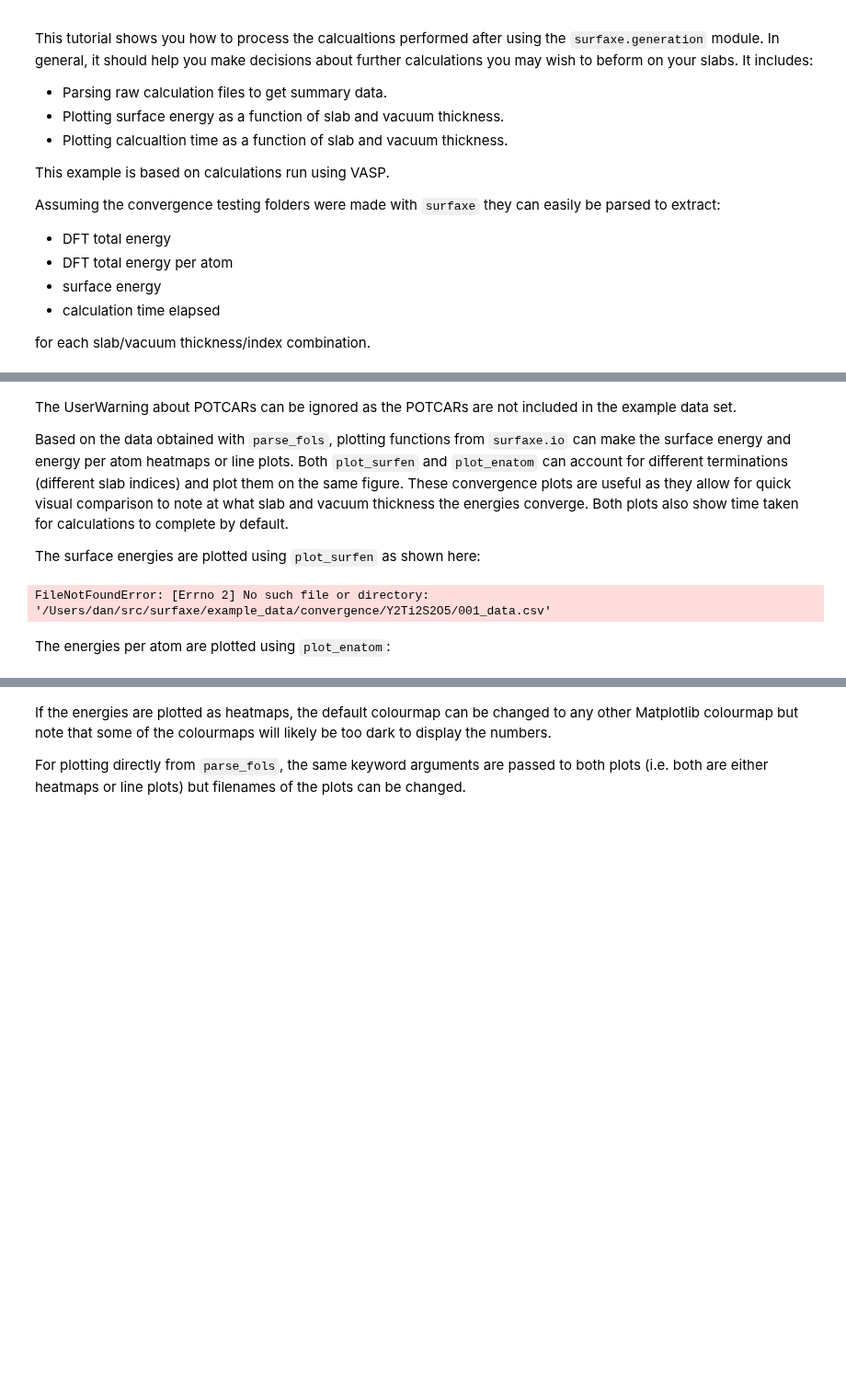
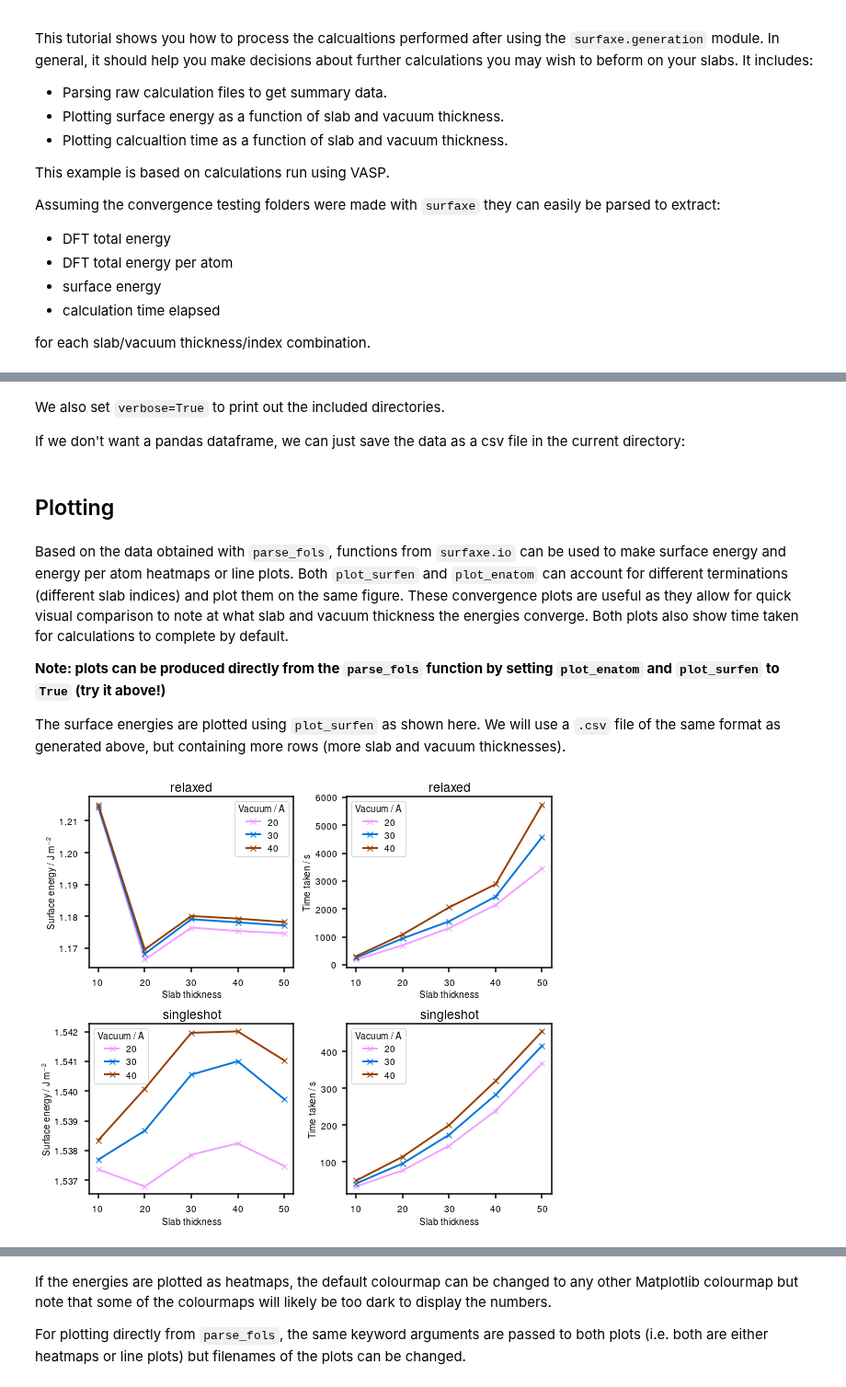
Before and after one commit to SMTG-Bham/surfaxe, a Jupyter notebook: tutorials/convergence/convergence_tutorial.ipynb, the cells around one changed output, grey strips where cells are left out. Shown at 92% size. Cells and saved outputs as stored; diff of their text form; code cells hidden in the pictures; blank space fills up the shorter version.

```diff
--- a/tutorials/convergence/convergence_tutorial.ipynb
+++ b/tutorials/convergence/convergence_tutorial.ipynb
@@ -49,0 +65,4 @@ parse_fols(hkl=(0,0,1),
+# %% [markdown]
+We also set `verbose=True` to print out the included directories.
+
+If we don't want a pandas dataframe, we can just save the data as a csv file in the current directory:
@@ -50,14 +75,15 @@ parse_fols(hkl=(0,0,1),
+# %% [markdown]
+## Plotting
 # %% [markdown]
-The UserWarning about POTCARs can be ignored as the POTCARs are not included in the example data set.
+Based on the data obtained with `parse_fols`, functions from `surfaxe.io` can be used to make surface energy and energy per atom heatmaps or line plots. Both `plot_surfen` and `plot_enatom` can account for different terminations (different slab indices) and plot them on the same figure. These convergence plots are useful as they allow for quick visual comparison to note at what slab and vacuum thickness the energies converge. Both plots also show time taken for calculations to complete by default.
 
-Based on the data obtained with `parse_fols`, plotting functions from `surfaxe.io` can make the surface energy and energy per atom heatmaps or line plots. Both `plot_surfen` and `plot_enatom` can account for different terminations (different slab indices) and plot them on the same figure. These convergence plots are useful as they allow for quick visual comparison to note at what slab and vacuum thickness the energies converge. Both plots also show time taken for calculations to complete by default.
+**Note: plots can be produced directly from the `parse_fols` function by setting `plot_enatom` and `plot_surfen` to `True` (try it above!)**
 
-The surface energies are plotted using `plot_surfen` as shown here:
+The surface energies are plotted using `plot_surfen` as shown here. We will use a `.csv` file of the same format as generated above, but containing more rows (more slab and vacuum thicknesses).
-# %%
-df_surfen = pd.read_csv(str(path_to_conv_data.joinpath('001_data.csv')))
-
-plot_surfen(df_surfen, plt_fname='202_surface_energy.png')
-# %% [output]
-FileNotFoundError: [Errno 2] No such file or directory: '/Users/dan/src/surfaxe/example_data/convergence/Y2Ti2S2O5/001_data.csv'
-# %% [markdown]
-The energies per atom are plotted using `plot_enatom`:
+# %%
+# Read the csv in as a pandas dataframe
+df = pd.read_csv(str(path_to_conv_data.joinpath('110_data.csv')))
+# Plot the data and save as a png file
+plot_surfen(df, plt_fname='110_surface_energy.png')
+# %% [output]
+[figure, added]
```
Also changed, not shown: parts of 10 cells of this notebook, 7 other files.
